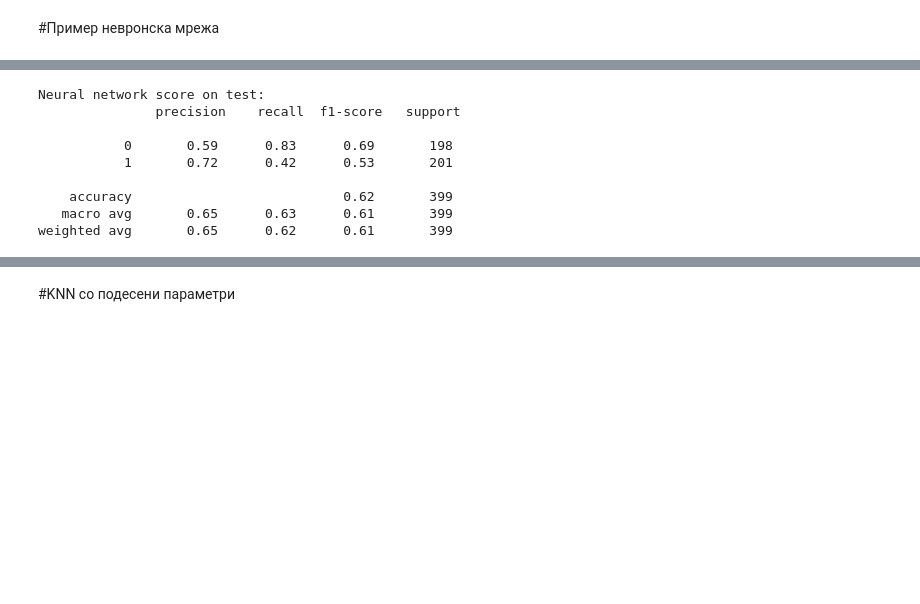
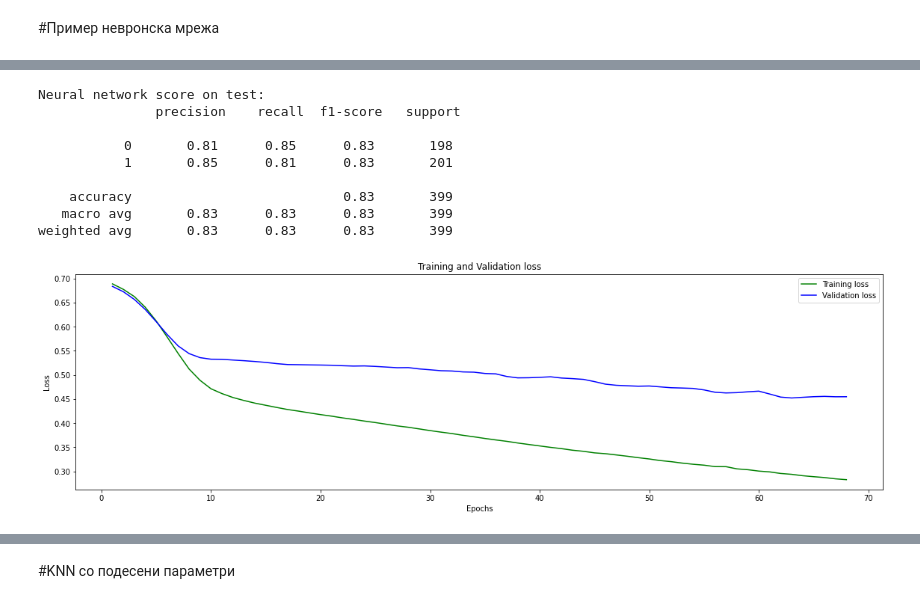
Before and after one commit to MKrezheska/data-mining-project, a Jupyter notebook: 4_Models_extra.ipynb, the cells around one changed output, grey strips where cells are left out. Saved outputs shown, nothing was run; the diff lists cells and outputs as text; code cells hidden in the pictures; blank space fills up the shorter version.

```diff
--- a/4_Models_extra.ipynb
+++ b/4_Models_extra.ipynb
@@ -623,14 +597,33 @@ Epoch 32/32
 # %%
-probs       = model.predict(X_test)
-preds       = probs.argmax(axis = 1)
+from sklearn.metrics import classification_report
+
+probs       = classifier.predict(X_test_norm)
+preds       = probs > 0.5
 print('Neural network score on test:\n',classification_report(y_test, preds))
 # %% [output]
 Neural network score on test:
                precision    recall  f1-score   support
 
-           0       0.59      0.83      0.69       198
-           1       0.72      0.42      0.53       201
+           0       0.81      0.85      0.83       198
+           1       0.85      0.81      0.83       201
 
-    accuracy                           0.62       399
-   macro avg       0.65      0.63      0.61       399
-weighted avg       0.65      0.62      0.61       399
+    accuracy                           0.83       399
+   macro avg       0.83      0.83      0.83       399
+weighted avg       0.83      0.83      0.83       399
+# %%
+# Визуелизација на вредностите на функцијата на загуба при тренирање и валидација
+import matplotlib.pyplot as plt
+
+loss_train = np.asarray(history_callback.history['loss'])
+loss_val = np.asarray(history_callback.history['val_loss'])
+epochs = range(1,loss_train.shape[0]+1)
+plt.axes([0,0,2.5,1])
+plt.plot(epochs, loss_train, 'g', label='Training loss')
+plt.plot(epochs, loss_val, 'b', label='Validation loss')
+plt.title('Training and Validation loss')
+plt.xlabel('Epochs')
+plt.ylabel('Loss')
+plt.legend()
+plt.show()
+# %% [output]
+[figure, added]
```
Also changed, not shown: parts of 33 cells of this notebook.
